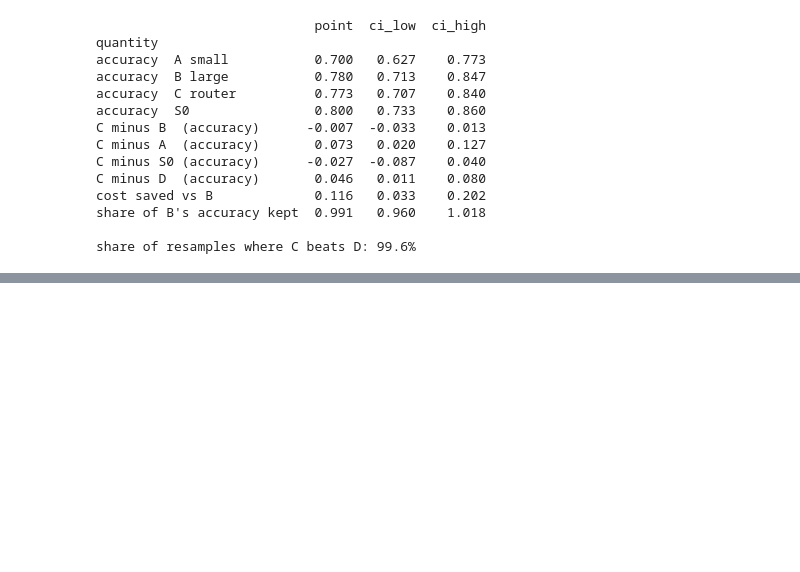
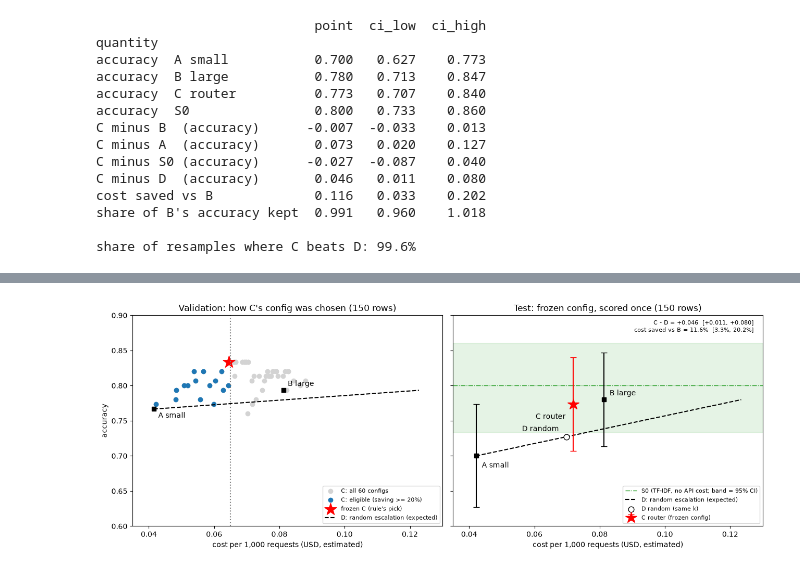
Before and after one commit to khadija1317/massive-routing, a Jupyter notebook: analysis.ipynb, the cells around one changed output, grey strips where cells are left out. Cells and saved outputs as stored; diff of their text form; code cells hidden in the pictures; blank space fills up the shorter version.

Commit message:
error analysis

```diff
--- a/analysis.ipynb
+++ b/analysis.ipynb
@@ -619,0 +1023,81 @@ share of resamples where C beats D: 99.6%
+# %%
+import matplotlib.pyplot as plt
+
+# ---------- 1. pull the numbers (nothing retyped except the checksums) ----------
+ci = out.copy()                                          # bootstrap table from cell 15
+ci.index = [" ".join(s.split()) for s in ci.index]       # "accuracy  A small" -> "accuracy A small"
+
+# validation side (same quantities as the earlier plot)
+cA_v, cB_v = val.small_cost.mean() * 1000, val.large_cost.mean() * 1000
+aA_v, aB_v = val.small_ok.mean(), val.large_ok.mean()
+
+# test side
+cA_t, cB_t = test.small_cost.mean() * 1000, test.large_cost.mean() * 1000
+aA_t, aB_t = ci.loc["accuracy A small", "point"], ci.loc["accuracy B large", "point"]
+aC_t, aS_t = ci.loc["accuracy C router", "point"], ci.loc["accuracy S0", "point"]
+cC_t, aD_t, cD_t = C_t["cost_per_1k"], D_t["acc"], D_t["cost_per_1k"]
+
+# ---------- 2. checksums against numbers already reported ----------
+assert abs(best.acc - 0.8333) < 1e-3 and abs(best.esc_rate - 0.2533) < 1e-3
+assert abs(best.saving - 0.2068) < 1e-3 and abs(best.C_minus_D - 0.0599) < 1e-3
+assert abs(aC_t - 0.7733) < 1e-3 and abs(aD_t - 0.727) < 1e-3
+assert abs(cA_t - 0.042) < 5e-4 and abs(cB_t - 0.081) < 5e-4
+assert abs(cC_t - 0.072) < 5e-4 and abs(cD_t - 0.070) < 5e-4
+assert abs(ci.loc["accuracy C router", "ci_low"] - 0.707) < 1e-3
+
+# ---------- 3. the figure ----------
+fig, (axL, axR) = plt.subplots(1, 2, figsize=(13, 5), sharex=True, sharey=True)
+
+# LEFT: validation sweep
+axL.scatter(sweep.cost_per_1k, sweep.acc, c="lightgray", label="C: all 60 configs")
+el = sweep[sweep.saving >= MIN_SAVING]
+axL.scatter(el.cost_per_1k, el.acc, c="tab:blue", label="C: eligible (saving >= 20%)")
+axL.scatter(best.cost_per_1k, best.acc, marker="*", s=300, c="red", label="frozen C (rule's pick)")
+axL.plot([cA_v, cA_v + cB_v], [aA_v, aB_v], "k--", label="D: random escalation (expected)")
+axL.scatter([cA_v, cB_v], [aA_v, aB_v], c="black", marker="s")
+axL.annotate("A small", (cA_v, aA_v), textcoords="offset points", xytext=(6, -12))
+axL.annotate("B large", (cB_v, aB_v), textcoords="offset points", xytext=(6, 6))
+axL.axvline(cB_v * (1 - MIN_SAVING), color="gray", ls=":")
+axL.set_title("Validation: how C's config was chosen (150 rows)")
+axL.set_xlabel("cost per 1,000 requests (USD, estimated)")
+axL.set_ylabel("accuracy")
+axL.legend(fontsize=8, loc="lower right")
+
+# RIGHT: test, scored once, 95% bootstrap CI bars
+axR.axhspan(ci.loc["accuracy S0", "ci_low"], ci.loc["accuracy S0", "ci_high"],
+            color="tab:green", alpha=0.12)
+axR.axhline(aS_t, color="tab:green", ls="-.", lw=1, label="S0 (TF-IDF, no API cost; band = 95% CI)")
+axR.plot([cA_t, cA_t + cB_t], [aA_t, aB_t], "k--", label="D: random escalation (expected)")
+
+def bar(x, key):                                         # asymmetric error bar from the bootstrap table
+    p, lo, hi = ci.loc[key, ["point", "ci_low", "ci_high"]]
+    return [[p - lo], [hi - p]]
+
+axR.errorbar(cA_t, aA_t, yerr=bar(cA_t, "accuracy A small"), fmt="s", c="black", capsize=4)
+axR.errorbar(cB_t, aB_t, yerr=bar(cB_t, "accuracy B large"), fmt="s", c="black", capsize=4)
+axR.errorbar(cC_t, aC_t, yerr=bar(cC_t, "accuracy C router"), fmt="*", c="red", ms=16, capsize=4,
+             label="C router (frozen config)")
+axR.scatter(cD_t, aD_t, facecolors="white", edgecolors="black", s=60, zorder=3, label="D random (same k)")
+
+#axR.annotate("A small",  (cA_t, aA_t), textcoords="offset points", xytext=(8, -3))
+axR.annotate("B large",  (cB_t, aB_t), textcoords="offset points", xytext=(8, 6))
+axR.annotate("C router", (cC_t, aC_t), textcoords="offset points", xytext=(-10, -20), ha="right")
+#axR.annotate("D random", (cD_t, aD_t), textcoords="offset points", xytext=(-10, -3), ha="right")
+axR.annotate("A small",  (cA_t, aA_t), textcoords="offset points", xytext=(8, -16))
+axR.annotate("D random", (cD_t, aD_t), textcoords="offset points", xytext=(-10, 8), ha="right")
+
+d, s = ci.loc["C minus D (accuracy)"], ci.loc["cost saved vs B"]
+axR.text(0.97, 0.98,
+         f"C - D = {d.point:+.3f}  [{d.ci_low:+.3f}, {d.ci_high:+.3f}]\n"
+         f"cost saved vs B = {s.point:.1%}  [{s.ci_low:.1%}, {s.ci_high:.1%}]",
+         transform=axR.transAxes, ha="right", va="top", fontsize=8)
+axR.set_title("Test: frozen config, scored once (150 rows)")
+axR.set_xlabel("cost per 1,000 requests (USD, estimated)")
+axR.legend(fontsize=8, loc="lower right")
+
+axL.set_xlim(0.035, 0.13)
+axL.set_ylim(0.60, 0.90)
+plt.tight_layout()
+plt.show()
+# %% [output]
+[figure, added]
```
Also changed, not shown: parts of 14 cells of this notebook.
